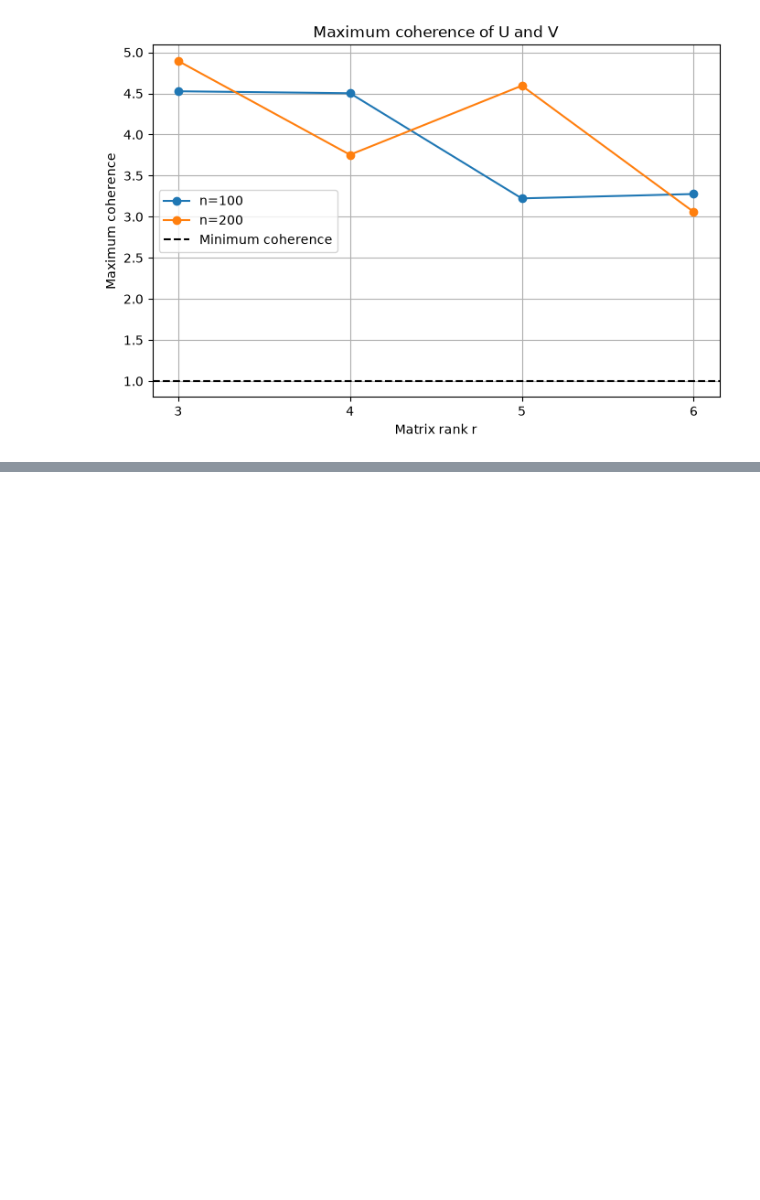
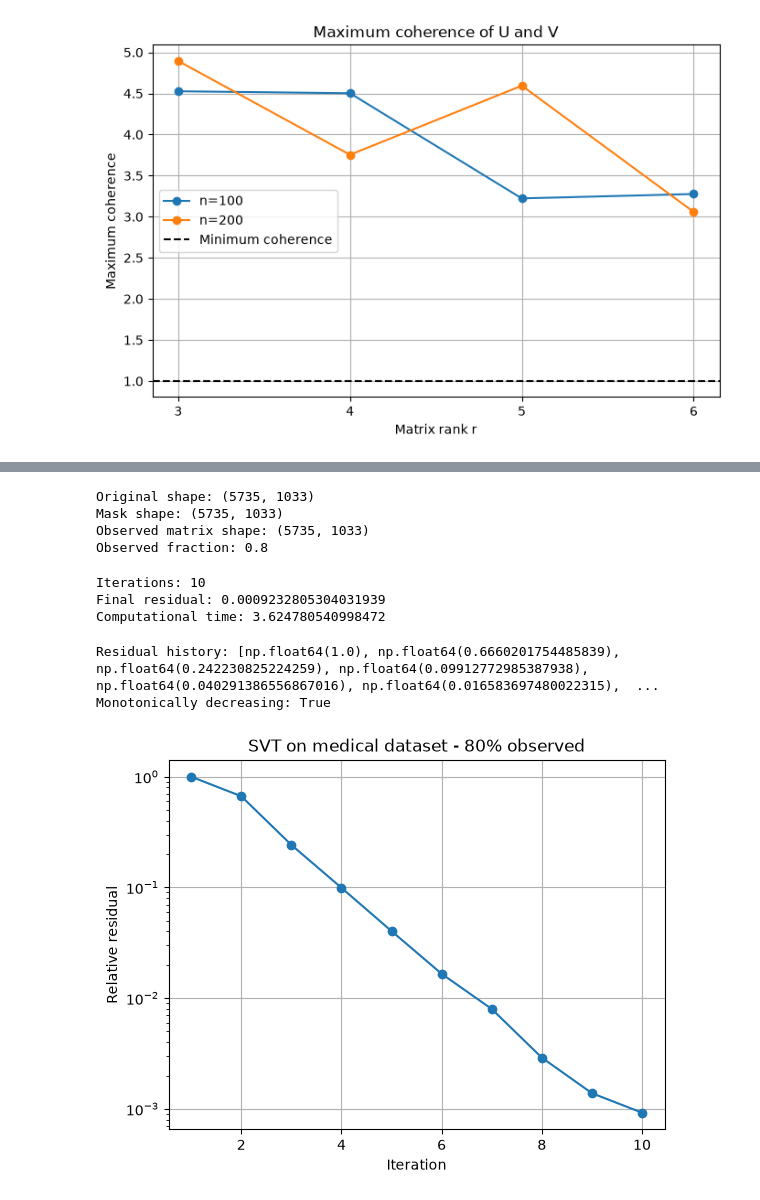
Before and after one commit to rigozu9/Matrix-and-Tensor-Techniques-for-DS, a Jupyter notebook: lab5/lab5.ipynb, the cells around one changed output, grey strips where cells are left out. Saved outputs shown, nothing was run; the diff lists cells and outputs as text; code cells hidden in the pictures; blank space fills up the shorter version.

```diff
--- a/lab5/lab5.ipynb
+++ b/lab5/lab5.ipynb
@@ -420,0 +450,5 @@ plt.show()
+# %%
+if issparse(A_med):
+    A_med = A_med.toarray()
+
+A_med = A_med.astype(float)
@@ -420,0 +473,73 @@ plt.show()
+# %%
+indices = rng.choice(
+    total_entries,
+    size=m,
+    replace=False
+)
+
+Omega = np.zeros(total_entries, dtype=bool)
+
+Omega[indices] = True
+
+Omega = Omega.reshape(n_rows, n_cols)
+
+P_Omega_A = np.where(Omega, A_med, 0)
+
+print("Original shape:", A_med.shape)
+print("Mask shape:", Omega.shape)
+print("Observed matrix shape:", P_Omega_A.shape)
+print("Observed fraction:", Omega.mean())
+# %% [output]
+Original shape: (5735, 1033)
+Mask shape: (5735, 1033)
+Observed matrix shape: (5735, 1033)
+Observed fraction: 0.8
+# %%
+tau = 10
+delta = 1
+maxit = 10
+tol = 1e-5
+
+start = perf_counter()
+
+A_med2, resvec = SVT(
+    tau,
+    delta,
+    Omega,
+    P_Omega_A,
+    maxit,
+    tol
+)
+
+elapsed_time = perf_counter() - start
+
+print("Iterations:", len(resvec))
+print("Final residual:", resvec[-1])
+print("Computational time:", elapsed_time)
+# %% [output]
+Iterations: 10
+Final residual: 0.0009232805304031939
+Computational time: 3.624780540998472
+# %%
+print("Residual history:", resvec)
+
+monotonic = np.all(np.diff(resvec) <= 1e-12)
+
+print("Monotonically decreasing:", monotonic)
+# %% [output]
+Residual history: [np.float64(1.0), np.float64(0.6660201754485839), np.float64(0.242230825224259), np.float64(0.09912772985387938), np.float64(0.040291386556867016), np.float64(0.016583697480022315),  ...
+Monotonically decreasing: True
+# %%
+plt.semilogy(
+    range(1, len(resvec) + 1),
+    resvec,
+    marker="o"
+)
+
+plt.xlabel("Iteration")
+plt.ylabel("Relative residual")
+plt.title("SVT on medical dataset - 80% observed")
+plt.grid(True)
+plt.show()
+# %% [output]
+[figure, added]
```
Also changed, not shown: parts of 20 cells of this notebook.
